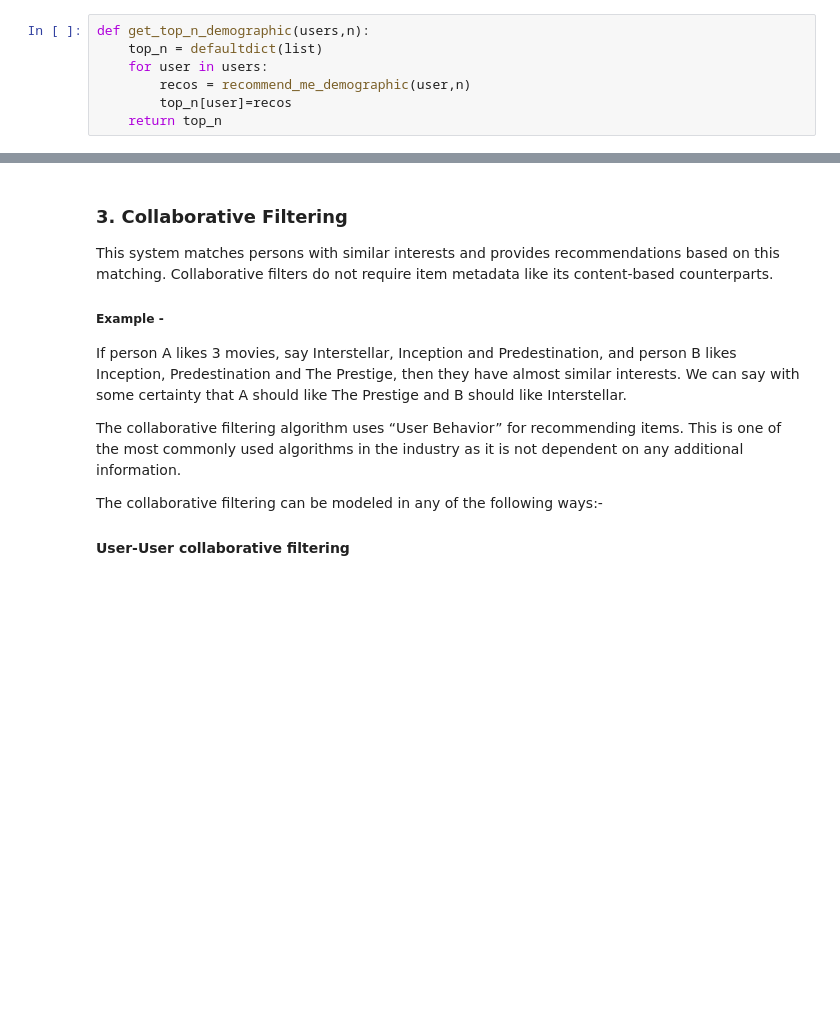
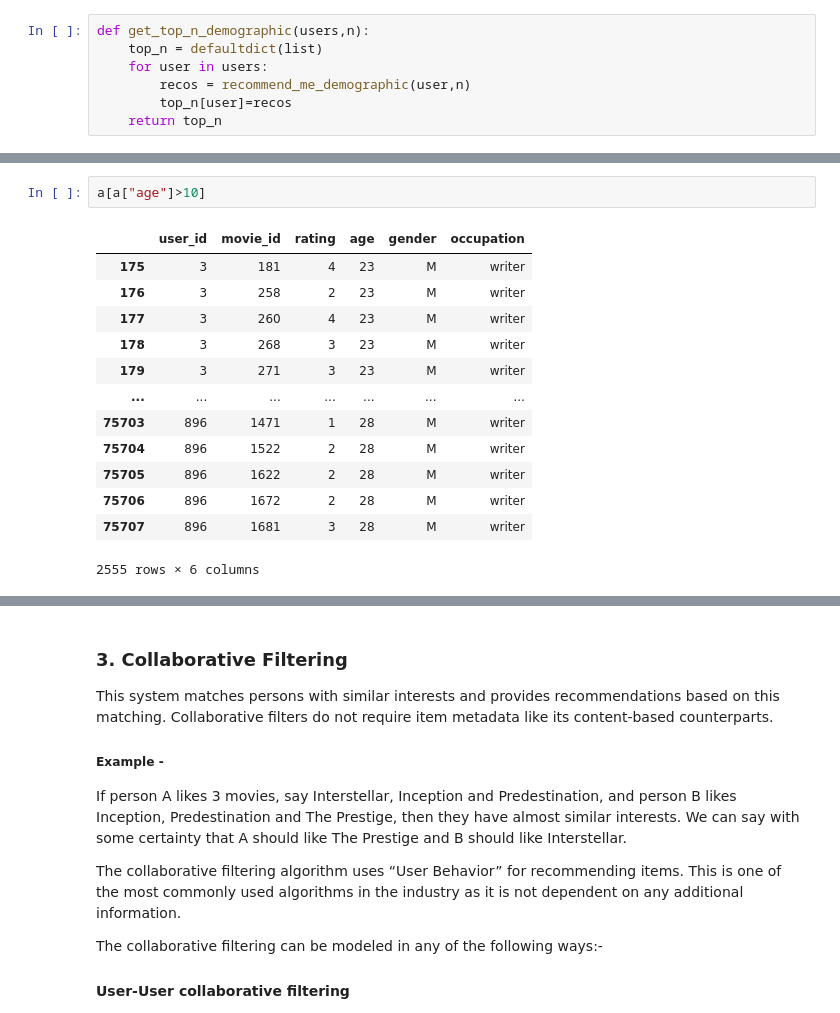
Before and after one commit to jiwidi/MIARFID, a Jupyter notebook: SCAR/Movie-Recommendation.ipynb, the cells around one changed output, grey strips where cells are left out. Drawn from its saved outputs; the diff is of its cells as text; blank space fills up the shorter version.

```diff
--- a/SCAR/Movie-Recommendation.ipynb
+++ b/SCAR/Movie-Recommendation.ipynb
@@ -79,2 +115,18 @@ print(recommend_me_demographic(5,5))
+# %%
+a[a["age"]>10]
+# %% [output]
+|  | user_id | movie_id | rating | age | gender | occupation |
+| 175 | 3 | 181 | 4 | 23 | M | writer |
+| 176 | 3 | 258 | 2 | 23 | M | writer |
+| 177 | 3 | 260 | 4 | 23 | M | writer |
+| 178 | 3 | 268 | 3 | 23 | M | writer |
+| 179 | 3 | 271 | 3 | 23 | M | writer |
+| ... | ... | ... | ... | ... | ... | ... |
+| 75703 | 896 | 1471 | 1 | 28 | M | writer |
+| 75704 | 896 | 1522 | 2 | 28 | M | writer |
+| 75705 | 896 | 1622 | 2 | 28 | M | writer |
+| 75706 | 896 | 1672 | 2 | 28 | M | writer |
+| 75707 | 896 | 1681 | 3 | 28 | M | writer |
+2555 rows × 6 columns
 # %%
 get_top_n_demographic(users_df.user_id.unique(),5)
```
Also changed, not shown: parts of 24 cells of this notebook, 19 other files.
